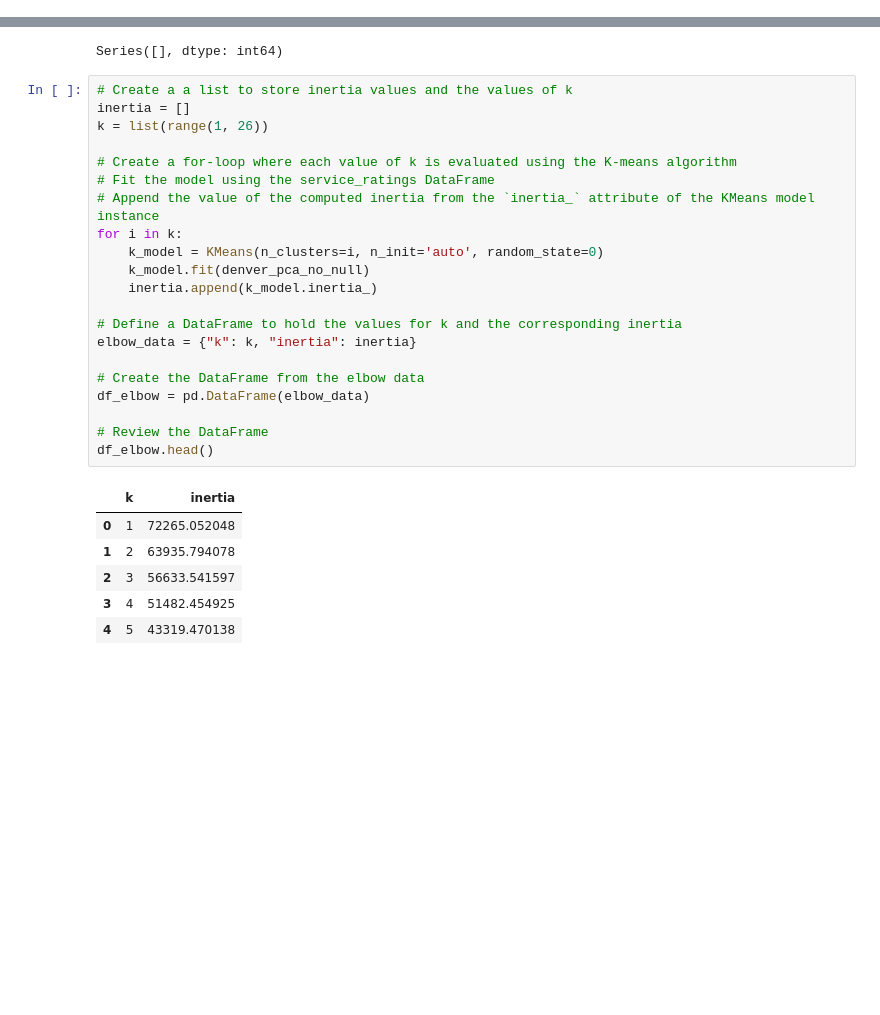
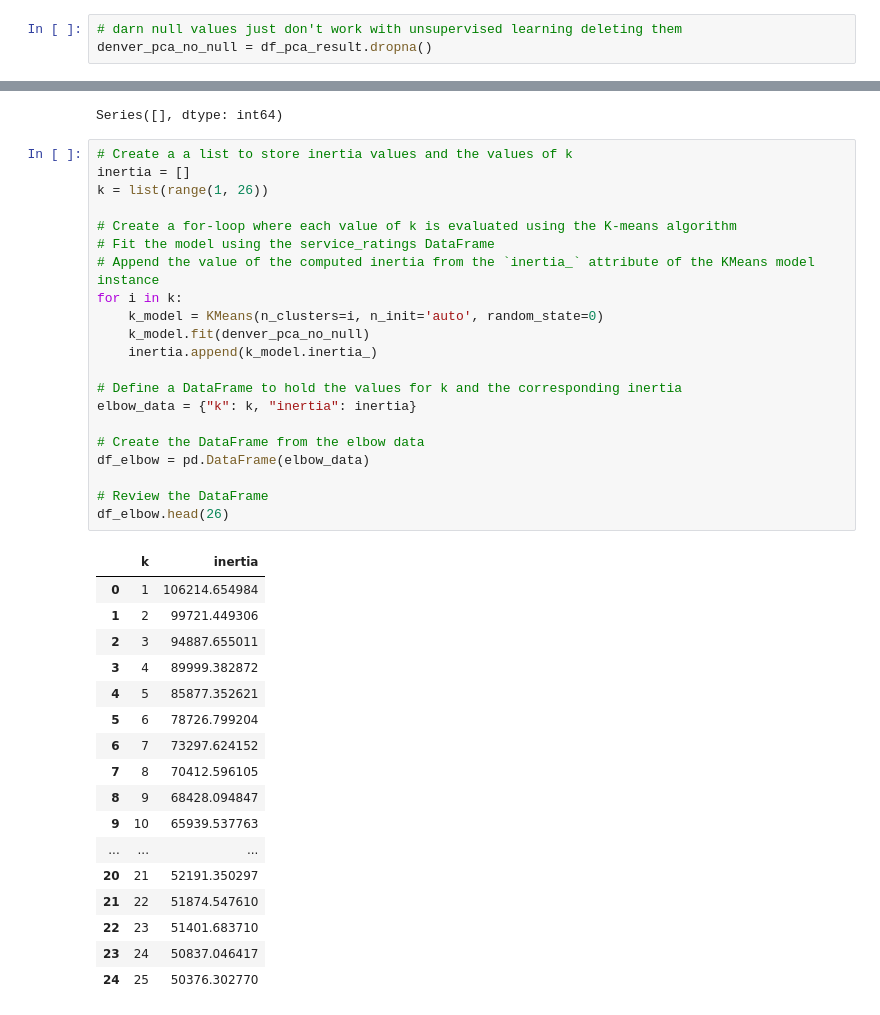
Before and after one commit to mmccanse/L3, a Jupyter notebook: data_analysis_jzd.ipynb, the cells around one changed output, grey strips where cells are left out. Drawn from its saved outputs; the diff is of its cells as text; blank space fills up the shorter version.

```diff
--- a/data_analysis_jzd.ipynb
+++ b/data_analysis_jzd.ipynb
@@ -410,3 +429,6 @@ denver_pca_no_null = denver_pca_df.dropna()
+# %%
+# darn null values just don't work with unsupervised learning deleting them
+denver_pca_no_null = df_pca_result.dropna()
 # %%
 # Check for missing values
 missing_values = denver_pca_no_null.isnull().sum()
@@ -418,31 +440,42 @@ Series([], dtype: int64)
 # %%
 # Create a a list to store inertia values and the values of k
 inertia = []
 k = list(range(1, 26))
 
 # Create a for-loop where each value of k is evaluated using the K-means algorithm
 # Fit the model using the service_ratings DataFrame
 # Append the value of the computed inertia from the `inertia_` attribute of the KMeans model instance
 for i in k:
     k_model = KMeans(n_clusters=i, n_init='auto', random_state=0)
     k_model.fit(denver_pca_no_null)
     inertia.append(k_model.inertia_)
 
 # Define a DataFrame to hold the values for k and the corresponding inertia
 elbow_data = {"k": k, "inertia": inertia}
 
 # Create the DataFrame from the elbow data
 df_elbow = pd.DataFrame(elbow_data)
 
 # Review the DataFrame
-df_elbow.head()
+df_elbow.head(26)
 # %% [output]
 |  | k | inertia |
-| 0 | 1 | 72265.052048 |
-| 1 | 2 | 63935.794078 |
-| 2 | 3 | 56633.541597 |
-| 3 | 4 | 51482.454925 |
-| 4 | 5 | 43319.470138 |
+| 0 | 1 | 106214.654984 |
+| 1 | 2 | 99721.449306 |
+| 2 | 3 | 94887.655011 |
+| 3 | 4 | 89999.382872 |
+| 4 | 5 | 85877.352621 |
+| 5 | 6 | 78726.799204 |
+| 6 | 7 | 73297.624152 |
+| 7 | 8 | 70412.596105 |
+| 8 | 9 | 68428.094847 |
+| 9 | 10 | 65939.537763 |
+| ... | ... | ... |
+| 20 | 21 | 52191.350297 |
+| 21 | 22 | 51874.547610 |
+| 22 | 23 | 51401.683710 |
+| 23 | 24 | 50837.046417 |
+| 24 | 25 | 50376.302770 |
 # %%
  # Plotting my inertia and k
 df_elbow.plot.line(
```
Also changed, not shown: parts of 15 cells of this notebook.
